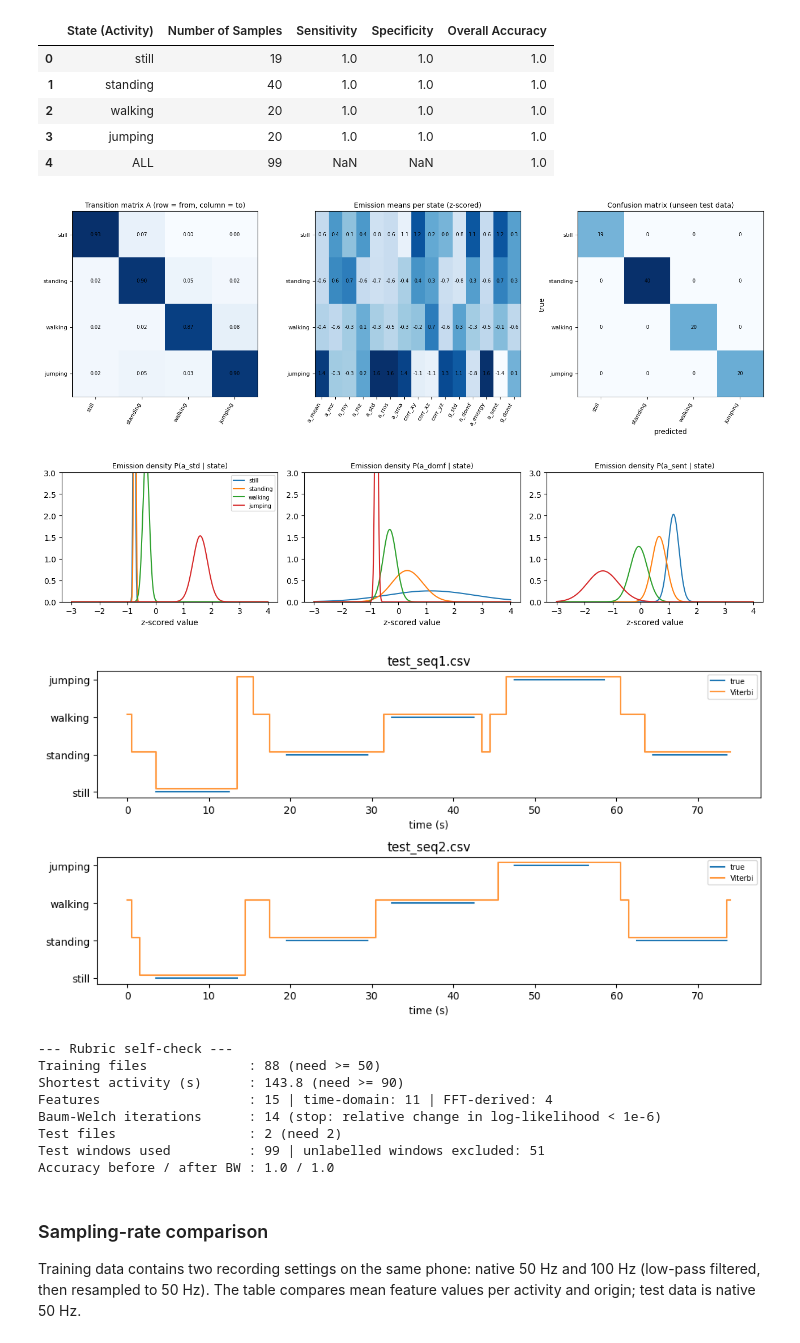
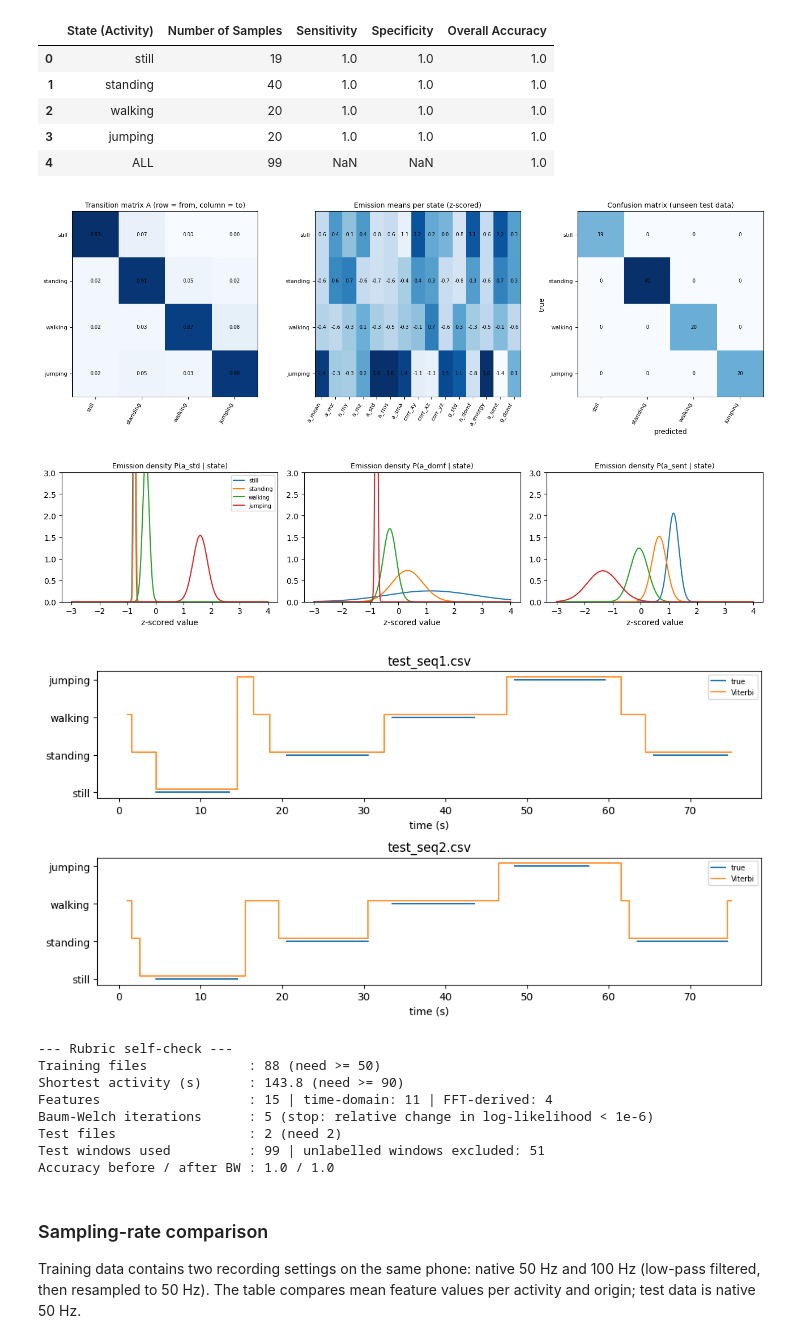
Before and after one commit to SLICKMAN-TYRUS/hmm-activity-recognition, a Jupyter notebook: notebook.ipynb, the cells around one changed output. Drawn from its saved outputs; the diff is of its cells as text; code cells hidden in the pictures.

```diff
--- a/notebook.ipynb
+++ b/notebook.ipynb
@@ -148,7 +152,7 @@ class GaussianHMM:
     def init_from_labels(self, Xs, Ys, smooth=1e-3):
         X, y = np.vstack(Xs), np.concatenate(Ys); K = self.K
         self.mu = np.array([X[y==k].mean(0) for k in range(K)])
-        self.var = np.array([X[y==k].var(0) for k in range(K)]) + self.floor
+        self.var = np.maximum(np.array([X[y==k].var(0) for k in range(K)]), self.floor)
         A, pi = np.full((K, K), smooth), np.full(K, smooth)       # smoothing keeps log(A) finite
         for yy in Ys:
             pi[yy[0]] += 1
@@ -197,7 +201,7 @@ class GaussianHMM:
             A = A_num + 1e-6; self.A = A/A.sum(1, keepdims=True)  # M-step
             self.pi = (pi_acc + 1e-6)/(pi_acc.sum() + K*1e-6)
             self.mu = gx/g_sum[:, None]
-            self.var = np.maximum(gx2/g_sum[:, None] - self.mu**2, 0) + self.floor
+            self.var = np.maximum(gx2/g_sum[:, None] - self.mu**2, self.floor)   # clipped floor keeps the M-step exact
         self.n_iter = len(hist)
         return hist
 # %% [markdown]
@@ -314,34 +320,34 @@ Test accuracy before Baum-Welch: 1.0 | after: 1.0
 # %%
 def heat(ax, M, xl, yl, title, fmt='{:.2f}'):
     ax.imshow(M, cmap='Blues'); ax.set_xticks(range(len(xl))); ax.set_xticklabels(xl, rotation=60, ha='right', fontsize=8)
     ax.set_yticks(range(len(yl))); ax.set_yticklabels(yl, fontsize=8); ax.set_title(title, fontsize=10)
     for i in range(M.shape[0]):
         for j in range(M.shape[1]): ax.text(j, i, fmt.format(M[i, j]), ha='center', va='center', fontsize=7)
 
 fig, ax = plt.subplots(1, 3, figsize=(15, 4.8))
 heat(ax[0], hmm.A, ACTS, ACTS, 'Transition matrix A (row = from, column = to)')
 heat(ax[1], hmm.mu, FEATS, ACTS, 'Emission means per state (z-scored)', '{:.1f}'); ax[1].set_aspect('auto')
 heat(ax[2], C1, ACTS, ACTS, 'Confusion matrix (unseen test data)', '{:d}'); ax[2].set_xlabel('predicted'); ax[2].set_ylabel('true')
 plt.tight_layout(); plt.savefig(FIG/'heatmaps.png', dpi=150); plt.show()
 
 fig, ax = plt.subplots(1, 3, figsize=(13, 3.2)); xs = np.linspace(-3, 4, 400)
 for a_, fn in zip(ax, ['a_std', 'a_domf', 'a_sent']):
     j = FEATS.index(fn)
     for k, act in enumerate(ACTS):
         s = np.sqrt(hmm.var[k, j]); a_.plot(xs, np.exp(-0.5*((xs-hmm.mu[k, j])/s)**2)/(s*np.sqrt(2*np.pi)), label=act)
     a_.set_title(f'Emission density P({fn} | state)', fontsize=9); a_.set_xlabel('z-scored value'); a_.set_ylim(0, 3)
 ax[0].legend(fontsize=7); plt.tight_layout(); plt.savefig(FIG/'emission_pdfs.png', dpi=150); plt.show()
 
 fig, ax = plt.subplots(len(test_seq), 1, figsize=(10, 2.6*len(test_seq)), squeeze=False)
 for i, (name, X, y, _) in enumerate(test_seq):
-    t = np.arange(len(y))*STEP/FS; yt = np.where(y >= 0, y, np.nan)
+    t = (np.arange(len(y))*STEP + WIN/2)/FS; yt = np.where(y >= 0, y, np.nan)
     ax[i, 0].step(t, yt, where='mid', label='true'); ax[i, 0].step(t, hmm.viterbi(X)+0.08, where='mid', label='Viterbi', alpha=.8)
     ax[i, 0].set_yticks(range(4)); ax[i, 0].set_yticklabels(ACTS); ax[i, 0].set_title(name); ax[i, 0].set_xlabel('time (s)'); ax[i, 0].legend(loc='upper right', fontsize=7)
 plt.tight_layout(); plt.savefig(FIG/'decoded.png', dpi=150); plt.show()
 # %% [output]
 [figure]
 [figure]
-[figure, old version]
+[figure, new version]
 # %%
 print('--- Rubric self-check ---')
 print('Training files             :', len(audit), '(need >= 50)')
@@ -356,7 +362,7 @@ print('Accuracy before / after BW :', round(np.trace(C0)/C0.sum(), 3), '/', roun
 Training files             : 88 (need >= 50)
 Shortest activity (s)      : 143.8 (need >= 90)
 Features                   : 15 | time-domain: 11 | FFT-derived: 4
-Baum-Welch iterations      : 14 (stop: relative change in log-likelihood < 1e-6)
+Baum-Welch iterations      : 5 (stop: relative change in log-likelihood < 1e-6)
 Test files                 : 2 (need 2)
 Test windows used          : 99 | unlabelled windows excluded: 51
 Accuracy before / after BW : 1.0 / 1.0
```
Also changed, not shown: parts of 9 cells of this notebook, 5 other files.
